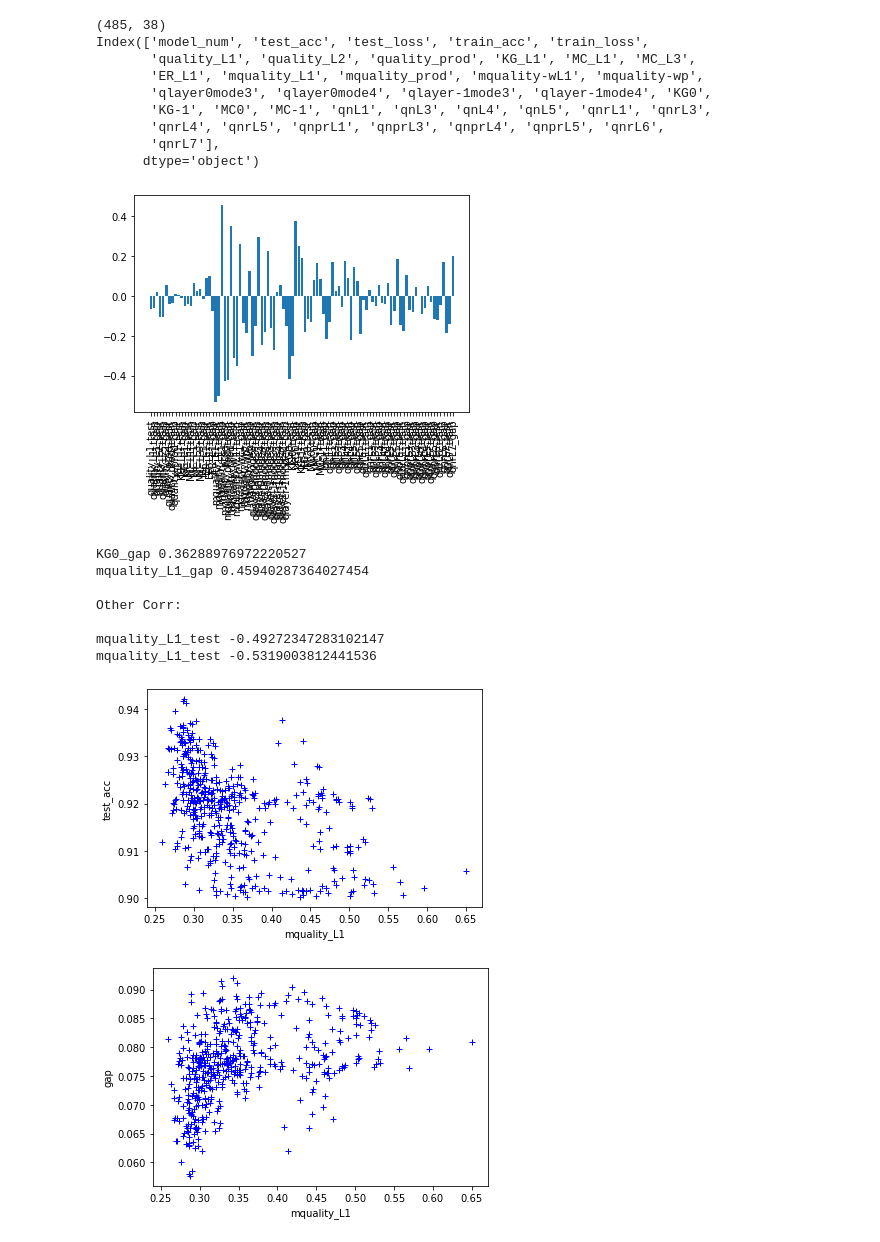
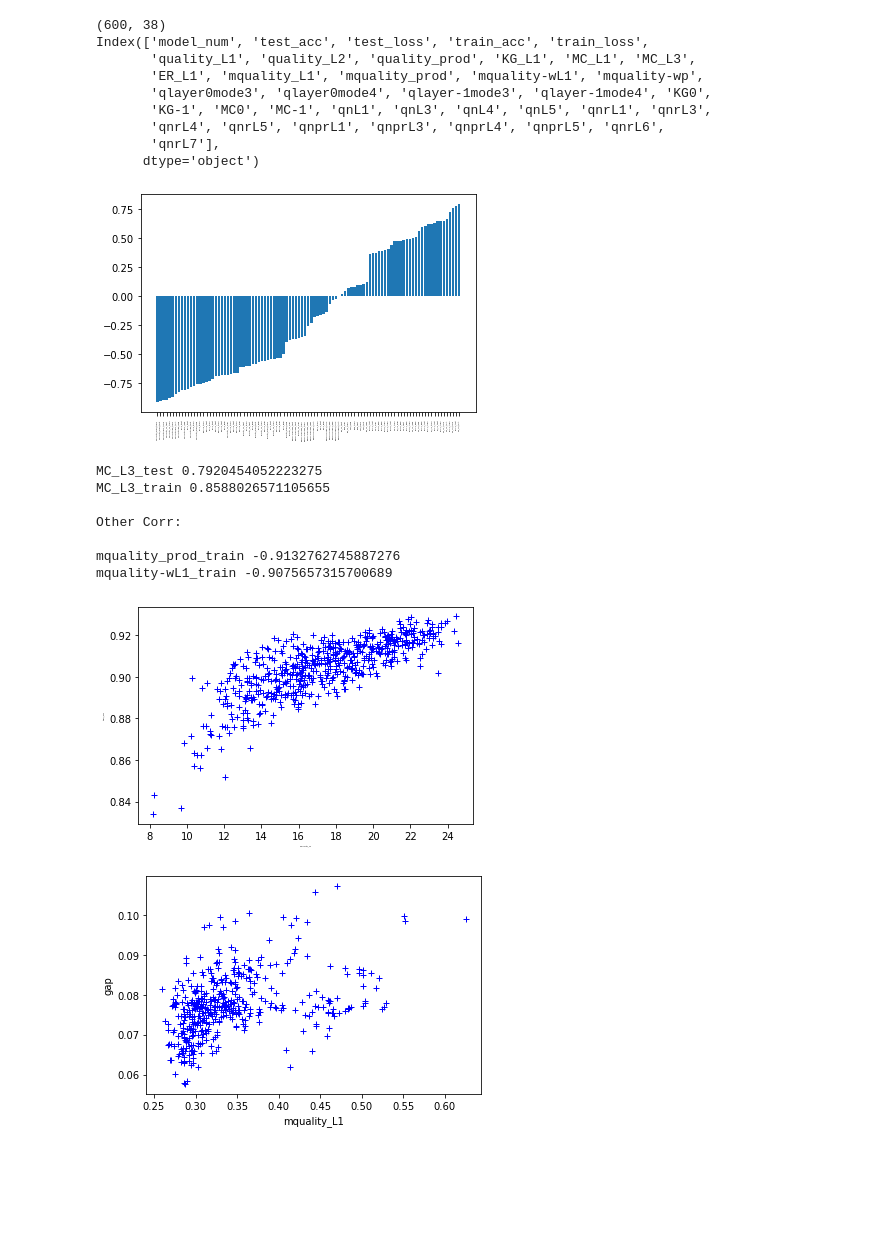
Before and after one commit to KhalilJDamouni/NAS-Metrics, a Jupyter notebook: NATS-Bench1/source/plot.ipynb, the cells around one changed output. Saved outputs shown, nothing was run; the diff lists cells and outputs as text; code cells hidden in the pictures; blank space fills up the shorter version.

Commit message:
plotting stuff

```diff
--- a/NATS-Bench1/source/plot.ipynb
+++ b/NATS-Bench1/source/plot.ipynb
@@ -6,16 +7,16 @@ import matplotlib.pyplot as plt
 from scipy import stats
 # %%
-filename = '../../outputs/correlation-05-17-2021_14-43-14.csv'
+filename = '../../outputs/sss.csv'
 df = pd.read_csv(filename)
 df = df[~df.isin([np.nan, np.inf, -np.inf]).any(1)] ##Gets rid of infs, NaNs
 # %%
-over_90 = df[df.test_acc > 0.9]
+over_90 = df[df.test_acc > 0]
 x = "quality_L2"
 y = "test_acc"
 print(over_90.shape)
 print(over_90.columns)
 # %% [output]
-(485, 38)
+(600, 38)
 Index(['model_num', 'test_acc', 'test_loss', 'train_acc', 'train_loss',
        'quality_L1', 'quality_L2', 'quality_prod', 'KG_L1', 'MC_L1', 'MC_L3',
        'ER_L1', 'mquality_L1', 'mquality_prod', 'mquality-wL1', 'mquality-wp',
@@ -47,11 +48,34 @@ for x in cols:
     results2[x + "_test"] = stats.spearmanr(vec, test_acc_vec)[0]
     results2[x + "_train"] = stats.spearmanr(vec, train_acc_vec)[0]
     results2[x + "_gap"] = stats.spearmanr(vec, gap)[0]
+# %%
+sorted_values = sorted(results.values()) # Sort the values
+sorted_dict = {}
+
+for i in sorted_values:
+    for k in results.keys():
+        if results[k] == i:
+            sorted_dict[k] = results[k]
+            break
+
+sorted_values = sorted(results2.values()) # Sort the values
+sorted_dict2 = {}
+for i in sorted_values:
+    for k in results2.keys():
+        if results2[k] == i:
+            sorted_dict2[k] = results2[k]
+            break
 # %%
-plt.bar(range(len(results2)), list(results2.values()), align='center');
-plt.xticks(range(len(results2)), list(results2.keys()),rotation='vertical');
+SMALL_SIZE = 2
+#matplotlib.rc('font', size=SMALL_SIZE)
+matplotlib.rc('ytick', labelsize=10)
+matplotlib.rc('xtick', labelsize=SMALL_SIZE)
+
+
+plt.bar(range(len(sorted_dict)), list(sorted_dict.values()), align='center');
+plt.xticks(range(len(sorted_dict)), list(sorted_dict.keys()),rotation='vertical');
 # %% [output]
-[figure, old version]
+[figure, new version]
 # %%
 import operator
 print(max(results, key=results.get), results[max(results, key=results.get)])
@@ -60,21 +84,22 @@ print("\nOther Corr:\n")
 print(min(results, key=results.get), results[min(results, key=results.get)])
 print(min(results2, key=results2.get), results2[min(results2, key=results2.get)])
 # %% [output]
-KG0_gap 0.36288976972220527
-mquality_L1_gap 0.45940287364027454
+MC_L3_test 0.7920454052223275
+MC_L3_train 0.8588026571105655
 
 Other Corr:
 
-mquality_L1_test -0.49272347283102147
-mquality_L1_test -0.5319003812441536
+mquality_prod_train -0.9132762745887276
+mquality-wL1_train -0.9075657315700689
 # %%
-plt.plot(over_90['mquality_L1'],over_90['test_acc'], '+', color='blue')
+matplotlib.rc('xtick', labelsize=10)
+plt.plot(over_90['qnrL3'],over_90['test_acc'], '+', color='blue')
 plt.xlabel('mquality_L1')
-plt.ylabel('test_acc')
+plt.ylabel('train_acc')
 #plt.ylim([0,1.1])
 plt.show()
 # %% [output]
-[figure, old version]
+[figure, new version]
 # %%
 plt.plot(over_90['mquality_L1'],gap, '+', color='blue')
 plt.xlabel('mquality_L1')
@@ -82,4 +107,4 @@ plt.ylabel('gap')
 #plt.ylim([0,1.1])
 plt.show()
 # %% [output]
-[figure, old version]
+[figure, new version]
```
Also changed, not shown: parts of 1 cell of this notebook.
